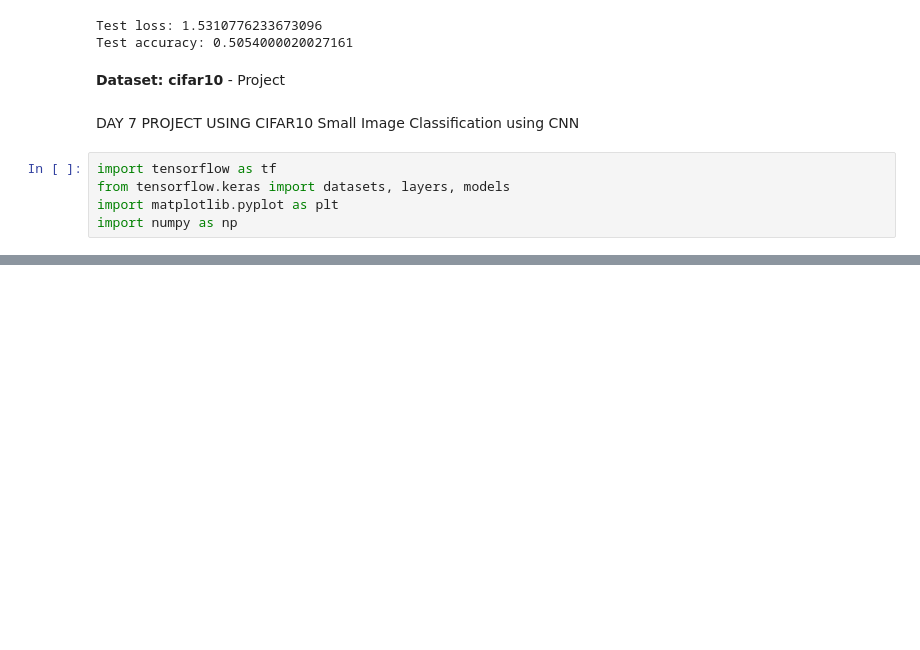
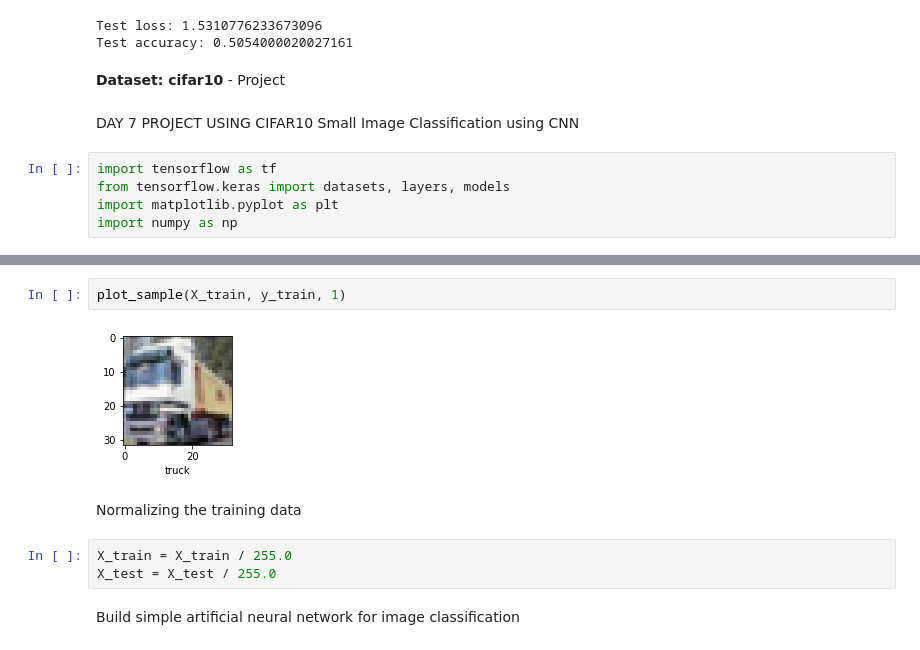
Before and after one commit to Simi-Paxleal-J/COMPUTER_VISION_WITH_CONVOLUTIONAL_NEURAL_NETWORK_SHAPE-AI-BOOTCAMP, a Jupyter notebook: CNN_PROJECT.ipynb, the cells around one changed output, grey strips where cells are left out. Drawn from its saved outputs; the diff is of its cells as text; blank space fills up the shorter version.

```diff
--- a/CNN_PROJECT.ipynb
+++ b/CNN_PROJECT.ipynb
@@ -103,0 +154,11 @@ import numpy as np
+# %%
+plot_sample(X_train, y_train, 1)
+# %% [output]
+[figure, added]
+# %% [markdown]
+Normalizing the training data
+# %%
+X_train = X_train / 255.0
+X_test = X_test / 255.0
+# %% [markdown]
+Build simple artificial neural network for image classification
```
Also changed, not shown: parts of 26 cells of this notebook.
